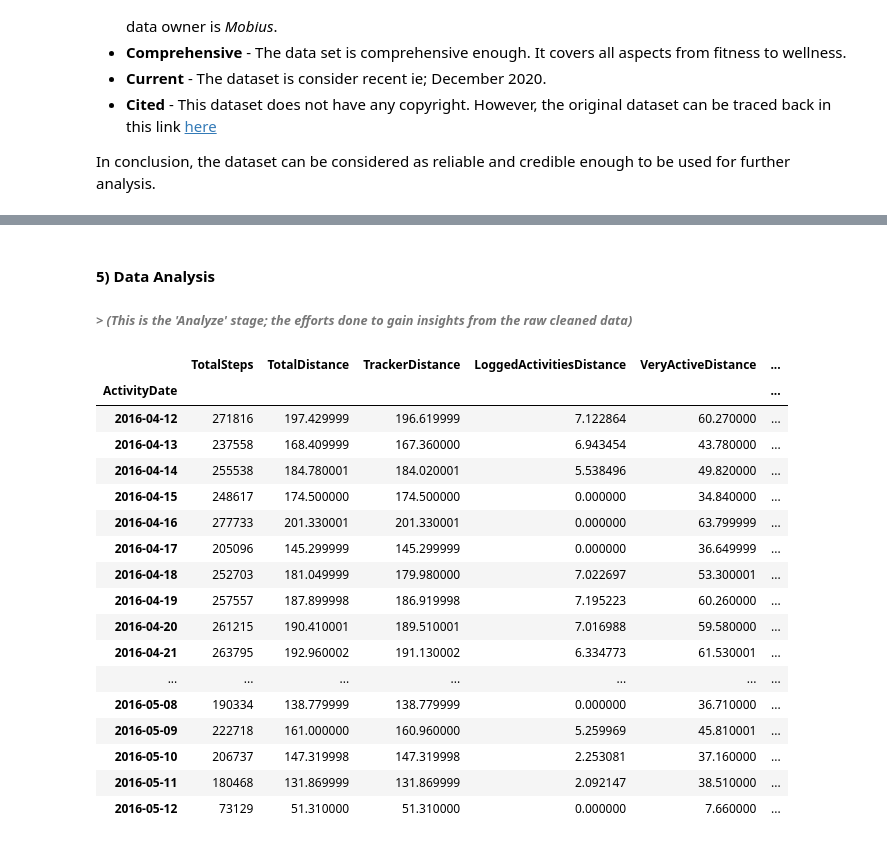
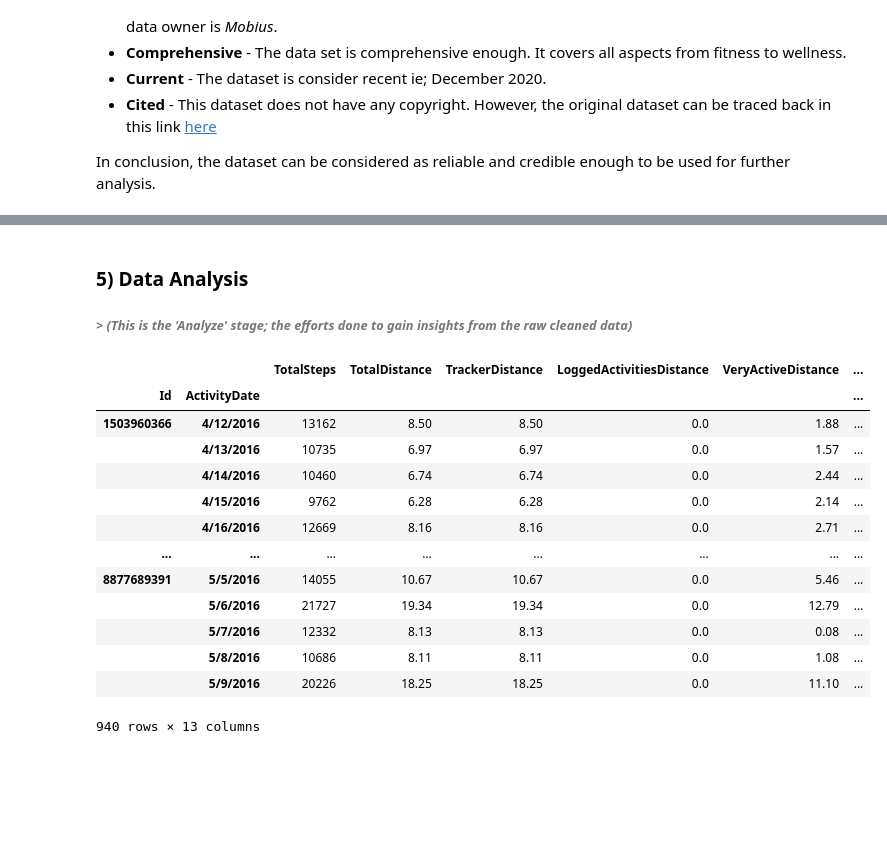
Before and after one commit to musainiramlee/Portfolio, a Jupyter notebook: Bellabeat_Case_Study.ipynb, the cells around one changed output, grey strips where cells are left out. Saved outputs shown, nothing was run; the diff lists cells and outputs as text; code cells hidden in the pictures; blank space fills up the shorter version.

Commit message:
Capstone Project for Google Data Analytics Professional Certificate

```diff
--- a/Bellabeat_Case_Study.ipynb
+++ b/Bellabeat_Case_Study.ipynb
@@ -135,24 +185,20 @@ for csv in csv_files: #iterate list
 # %% [markdown]
-#### **5) Data Analysis**
+### **5) Data Analysis**
 ###### _> (This is the 'Analyze' stage; the efforts done to gain insights from the raw cleaned data)_
 # %%
-dailyAct.groupby(['ActivityDate']).sum()
+dailyAct.groupby(['Id', 'ActivityDate']).sum()
 # %% [output]
-|  | TotalSteps | TotalDistance | TrackerDistance | LoggedActivitiesDistance | VeryActiveDistance | ... |
-| ActivityDate |  |  |  |  |  | ... |
-| 2016-04-12 | 271816 | 197.429999 | 196.619999 | 7.122864 | 60.270000 | ... |
-| 2016-04-13 | 237558 | 168.409999 | 167.360000 | 6.943454 | 43.780000 | ... |
-| 2016-04-14 | 255538 | 184.780001 | 184.020001 | 5.538496 | 49.820000 | ... |
-| 2016-04-15 | 248617 | 174.500000 | 174.500000 | 0.000000 | 34.840000 | ... |
-| 2016-04-16 | 277733 | 201.330001 | 201.330001 | 0.000000 | 63.799999 | ... |
-| 2016-04-17 | 205096 | 145.299999 | 145.299999 | 0.000000 | 36.649999 | ... |
-| 2016-04-18 | 252703 | 181.049999 | 179.980000 | 7.022697 | 53.300001 | ... |
-| 2016-04-19 | 257557 | 187.899998 | 186.919998 | 7.195223 | 60.260000 | ... |
-| 2016-04-20 | 261215 | 190.410001 | 189.510001 | 7.016988 | 59.580000 | ... |
-| 2016-04-21 | 263795 | 192.960002 | 191.130002 | 6.334773 | 61.530001 | ... |
-| ... | ... | ... | ... | ... | ... | ... |
-| 2016-05-08 | 190334 | 138.779999 | 138.779999 | 0.000000 | 36.710000 | ... |
-| 2016-05-09 | 222718 | 161.000000 | 160.960000 | 5.259969 | 45.810001 | ... |
-| 2016-05-10 | 206737 | 147.319998 | 147.319998 | 2.253081 | 37.160000 | ... |
-| 2016-05-11 | 180468 | 131.869999 | 131.869999 | 2.092147 | 38.510000 | ... |
-| 2016-05-12 | 73129 | 51.310000 | 51.310000 | 0.000000 | 7.660000 | ... |
+|  |  | TotalSteps | TotalDistance | TrackerDistance | LoggedActivitiesDistance | VeryActiveDistance | ... |
+| Id | ActivityDate |  |  |  |  |  | ... |
+| 1503960366 | 4/12/2016 | 13162 | 8.50 | 8.50 | 0.0 | 1.88 | ... |
+|  | 4/13/2016 | 10735 | 6.97 | 6.97 | 0.0 | 1.57 | ... |
+|  | 4/14/2016 | 10460 | 6.74 | 6.74 | 0.0 | 2.44 | ... |
+|  | 4/15/2016 | 9762 | 6.28 | 6.28 | 0.0 | 2.14 | ... |
+|  | 4/16/2016 | 12669 | 8.16 | 8.16 | 0.0 | 2.71 | ... |
+| ... | ... | ... | ... | ... | ... | ... | ... |
+| 8877689391 | 5/5/2016 | 14055 | 10.67 | 10.67 | 0.0 | 5.46 | ... |
+|  | 5/6/2016 | 21727 | 19.34 | 19.34 | 0.0 | 12.79 | ... |
+|  | 5/7/2016 | 12332 | 8.13 | 8.13 | 0.0 | 0.08 | ... |
+|  | 5/8/2016 | 10686 | 8.11 | 8.11 | 0.0 | 1.08 | ... |
+|  | 5/9/2016 | 20226 | 18.25 | 18.25 | 0.0 | 11.10 | ... |
+940 rows × 13 columns
```
Also changed, not shown: parts of 7 cells of this notebook.
